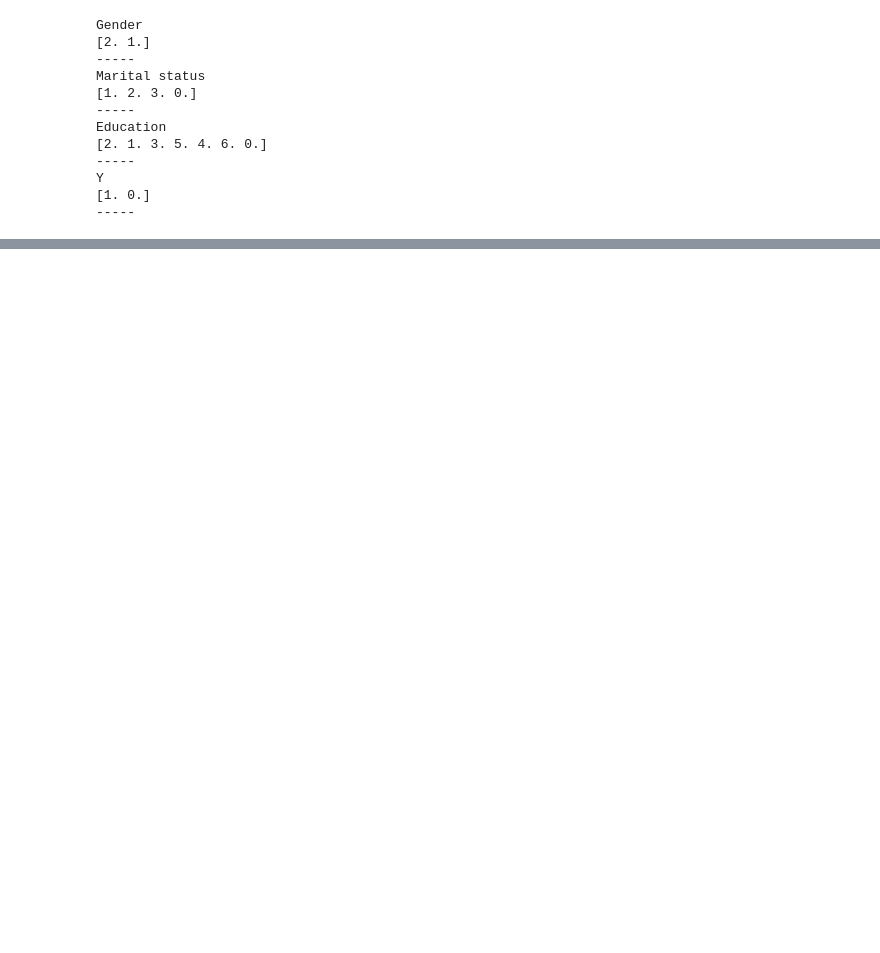
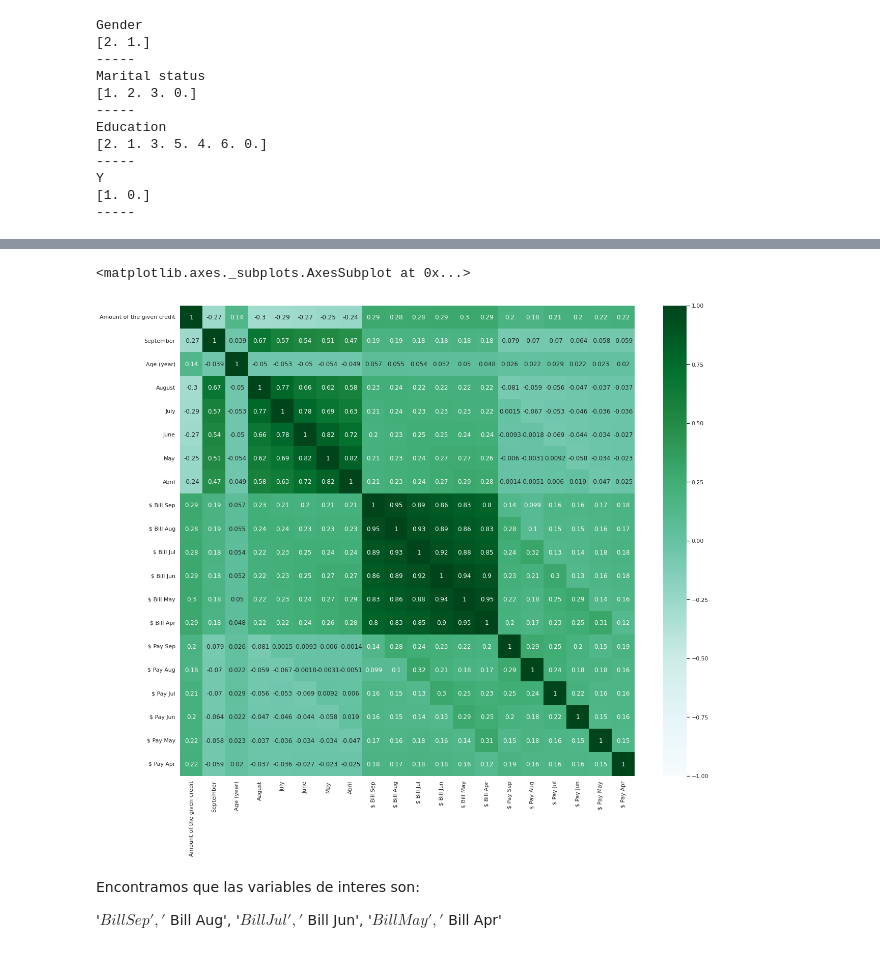
Before and after one commit to PosgradoMNA/actividades-de-aprendizaje-torhec1234, a Jupyter notebook: Actividad_semanal_6.ipynb, the cells around one changed output, grey strips where cells are left out. Saved outputs shown, nothing was run; the diff lists cells and outputs as text; code cells hidden in the pictures; blank space fills up the shorter version.

```diff
--- a/Actividad_semanal_6.ipynb
+++ b/Actividad_semanal_6.ipynb
@@ -442,5 +465,8 @@ for c in datos_cat:
 # %%
-dadata = df.loc[df["Marital status"] != 0]
+df = df.loc[df["Marital status"] != 0]
+df = df.loc[df["Education"] != 0]
 print(df["Marital status"].value_counts().to_frame())
+print(df["Education"].value_counts().to_frame())
+df.shape
 # %% [output]
      Marital status
@@ -451,5 +486,5 @@ print(df["Marital status"].value_counts().to_frame())
 # %%
-datos_num = ['Amount of the given credit','September', 'Age (year)'
+datos_num = ['Amount of the given credit','September', 'Age (year)',
                      'August',
                      'July',
                      'June',
@@ -496,6 +510,5 @@ plt.show()
 # %%
 from sklearn.preprocessing import MinMaxScaler
 scaler = MinMaxScaler()
-print(scaler.fit(df))
-MinMaxScaler()
-print(scaler.data_max_)
+scaler.fit(df)
+dfs = scaler.transform(df)
@@ -554,0 +569,16 @@ columnasTransformer = ColumnTransformer(
+# %%
+ndf = df[datos_num]
+ndf.corr()
+sns.heatmap(ndf.corr(),vmin = -1, vmax = 1, cmap = "BuGn", annot= True)
+# %% [output]
+<matplotlib.axes._subplots.AxesSubplot at 0x...>
+[figure, added]
+# %% [markdown]
+Encontramos que las variables de interes son:
+
+'$ Bill Sep',
+                     '$ Bill Aug',
+                     '$ Bill Jul',
+                     '$ Bill Jun',
+                     '$ Bill May',
+                     '$ Bill Apr'
```
Also changed, not shown: parts of 40 cells of this notebook.
